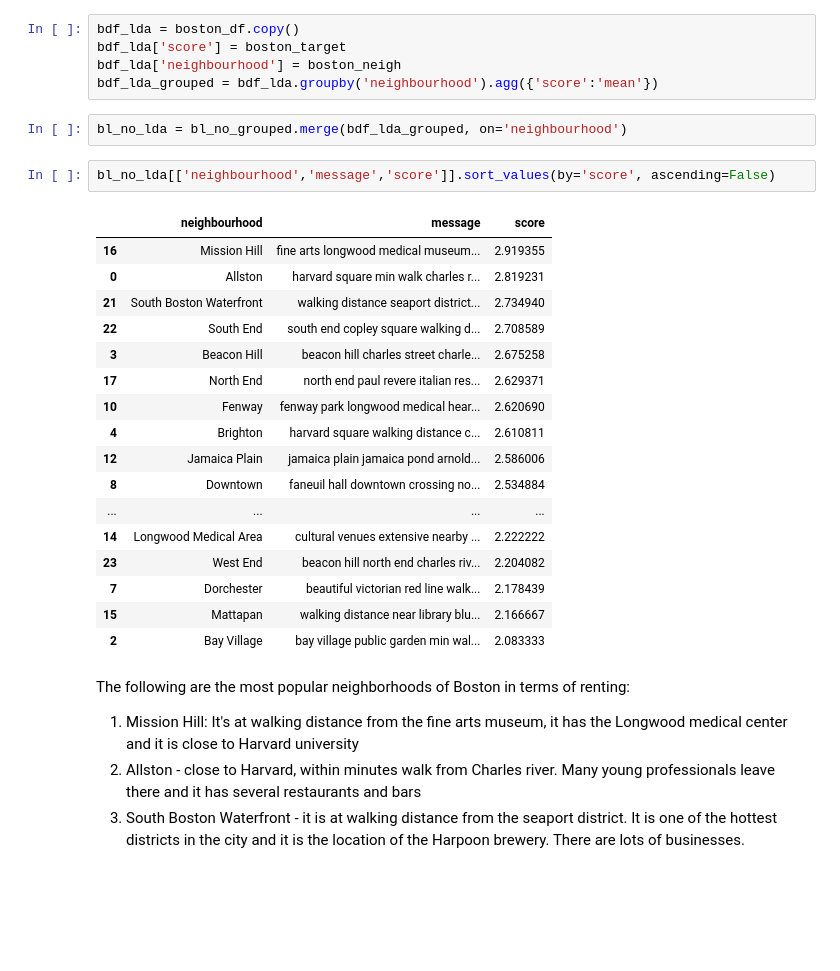
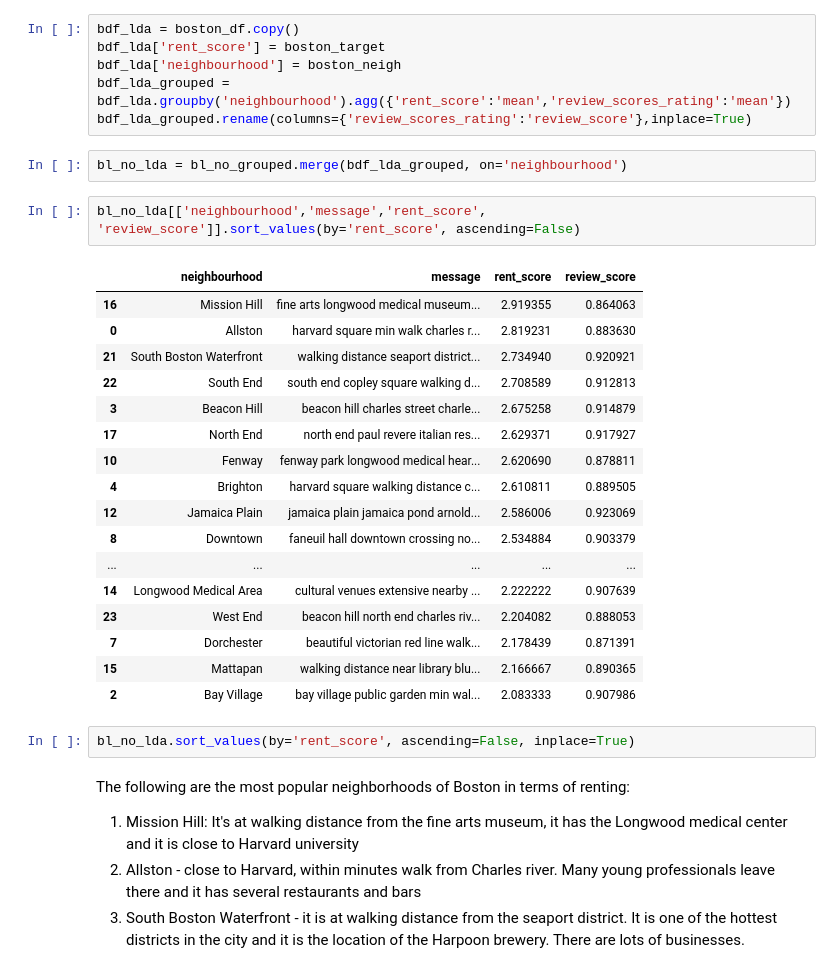
Before and after one commit to bvcmartins/dsndProject4, a Jupyter notebook: airbnb_project.ipynb, the cells around one changed output. Drawn from its saved outputs; the diff is of its cells as text; blank space fills up the shorter version.

```diff
--- a/airbnb_project.ipynb
+++ b/airbnb_project.ipynb
@@ -1037,30 +1046,33 @@ Let's also add to this dataframe the mean classification score for number of ren
 # %%
 bdf_lda = boston_df.copy()
-bdf_lda['score'] = boston_target
+bdf_lda['rent_score'] = boston_target
 bdf_lda['neighbourhood'] = boston_neigh
-bdf_lda_grouped = bdf_lda.groupby('neighbourhood').agg({'score':'mean'})
+bdf_lda_grouped = bdf_lda.groupby('neighbourhood').agg({'rent_score':'mean','review_scores_rating':'mean'})
+bdf_lda_grouped.rename(columns={'review_scores_rating':'review_score'},inplace=True)
 # %%
 bl_no_lda = bl_no_grouped.merge(bdf_lda_grouped, on='neighbourhood')
 # %%
-bl_no_lda[['neighbourhood','message','score']].sort_values(by='score', ascending=False)
+bl_no_lda[['neighbourhood','message','rent_score', 'review_score']].sort_values(by='rent_score', ascending=False)
 # %% [output]
-|  | neighbourhood | message | score |
-| 16 | Mission Hill | fine arts longwood medical museum... | 2.919355 |
-| 0 | Allston | harvard square min walk charles r... | 2.819231 |
-| 21 | South Boston Waterfront | walking distance seaport district... | 2.734940 |
-| 22 | South End | south end copley square walking d... | 2.708589 |
-| 3 | Beacon Hill | beacon hill charles street charle... | 2.675258 |
-| 17 | North End | north end paul revere italian res... | 2.629371 |
-| 10 | Fenway | fenway park longwood medical hear... | 2.620690 |
-| 4 | Brighton | harvard square walking distance c... | 2.610811 |
-| 12 | Jamaica Plain | jamaica plain jamaica pond arnold... | 2.586006 |
-| 8 | Downtown | faneuil hall downtown crossing no... | 2.534884 |
-| ... | ... | ... | ... |
-| 14 | Longwood Medical Area | cultural venues extensive nearby ... | 2.222222 |
-| 23 | West End | beacon hill north end charles riv... | 2.204082 |
-| 7 | Dorchester | beautiful victorian red line walk... | 2.178439 |
-| 15 | Mattapan | walking distance near library blu... | 2.166667 |
-| 2 | Bay Village | bay village public garden min wal... | 2.083333 |
+|  | neighbourhood | message | rent_score | review_score |
+| 16 | Mission Hill | fine arts longwood medical museum... | 2.919355 | 0.864063 |
+| 0 | Allston | harvard square min walk charles r... | 2.819231 | 0.883630 |
+| 21 | South Boston Waterfront | walking distance seaport district... | 2.734940 | 0.920921 |
+| 22 | South End | south end copley square walking d... | 2.708589 | 0.912813 |
+| 3 | Beacon Hill | beacon hill charles street charle... | 2.675258 | 0.914879 |
+| 17 | North End | north end paul revere italian res... | 2.629371 | 0.917927 |
+| 10 | Fenway | fenway park longwood medical hear... | 2.620690 | 0.878811 |
+| 4 | Brighton | harvard square walking distance c... | 2.610811 | 0.889505 |
+| 12 | Jamaica Plain | jamaica plain jamaica pond arnold... | 2.586006 | 0.923069 |
+| 8 | Downtown | faneuil hall downtown crossing no... | 2.534884 | 0.903379 |
+| ... | ... | ... | ... | ... |
+| 14 | Longwood Medical Area | cultural venues extensive nearby ... | 2.222222 | 0.907639 |
+| 23 | West End | beacon hill north end charles riv... | 2.204082 | 0.888053 |
+| 7 | Dorchester | beautiful victorian red line walk... | 2.178439 | 0.871391 |
+| 15 | Mattapan | walking distance near library blu... | 2.166667 | 0.890365 |
+| 2 | Bay Village | bay village public garden min wal... | 2.083333 | 0.907986 |
+# %%
+bl_no_lda.sort_values(by='rent_score', ascending=False, inplace=True)
 # %% [markdown]
 The following are the most popular neighborhoods of Boston in terms of renting:
 
```
Also changed, not shown: parts of 6 cells of this notebook.
